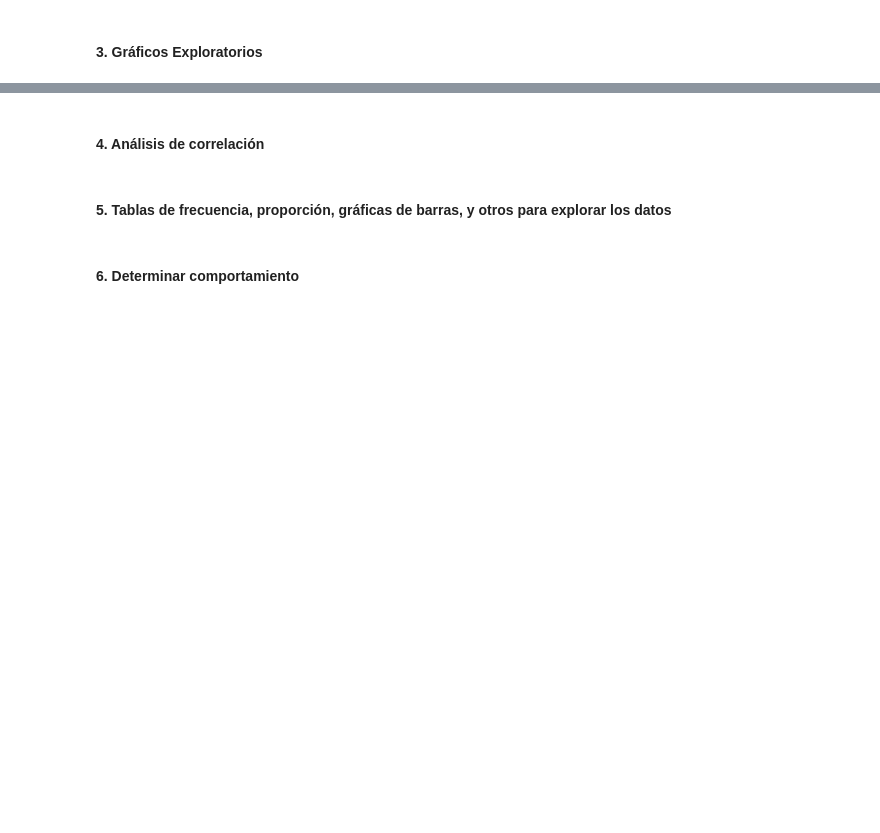
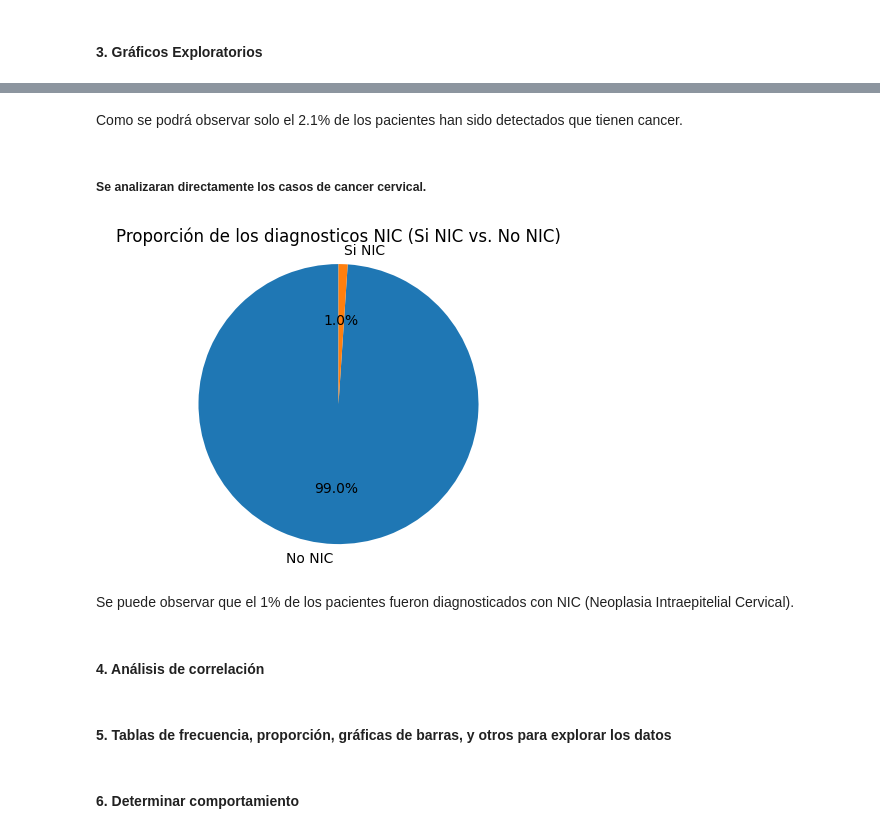
Before and after one commit to CrisLayB/DataScience_Lab01, a Jupyter notebook: lab-01.ipynb, the cells around one changed output, grey strips where cells are left out. Cells and saved outputs as stored; diff of their text form; code cells hidden in the pictures; blank space fills up the shorter version.

```diff
--- a/lab-01.ipynb
+++ b/lab-01.ipynb
@@ -30,0 +54,7 @@ data_frame.head()
+# %%
+# Limpieza de datos
+
+for i in data_frame:
+    # Convertir los datos invalidos en -1
+    # Tambien se pasaran los valores a numeros flotantes
+    data_frame[i] = data_frame[i].replace('?', -1).astype(float)
@@ -55,0 +148,3 @@ for i in data_frame:
+# %%
+diagnosctic_nic = data_frame['Dx:CIN'].value_counts()
+print(diagnosctic_nic)
@@ -66,3 +374,20 @@ Se cuentan con 859 datos. Acontinuación se detallará el tipo de variables pres
+# %% [markdown]
+Como se podrá observar solo el 2.1% de los pacientes han sido detectados que tienen cancer.
+# %% [markdown]
+##### Se analizaran directamente los casos de cancer cervical.
+# %%
+# Dx.CIN : Si tiene un diactostico de NIC
+proportions_nic = diagnosctic_nic / total_samples
+
+plt.figure(figsize=(6, 4))
+plt.pie(proportions_nic, labels=['No NIC', 'Si NIC'], autopct='%1.1f%%', startangle=90)
+plt.axis('equal')
+plt.title('Proporción de los diagnosticos NIC (Si NIC vs. No NIC)')
+plt.show()
+# %% [output]
+[figure, added]
+# %% [markdown]
+Se puede observar que el 1% de los pacientes fueron diagnosticados con NIC (Neoplasia Intraepitelial Cervical).
 # %% [markdown]
 #### 4. Análisis de correlación
 # %% [markdown]
```
Also changed, not shown: parts of 17 cells of this notebook.
